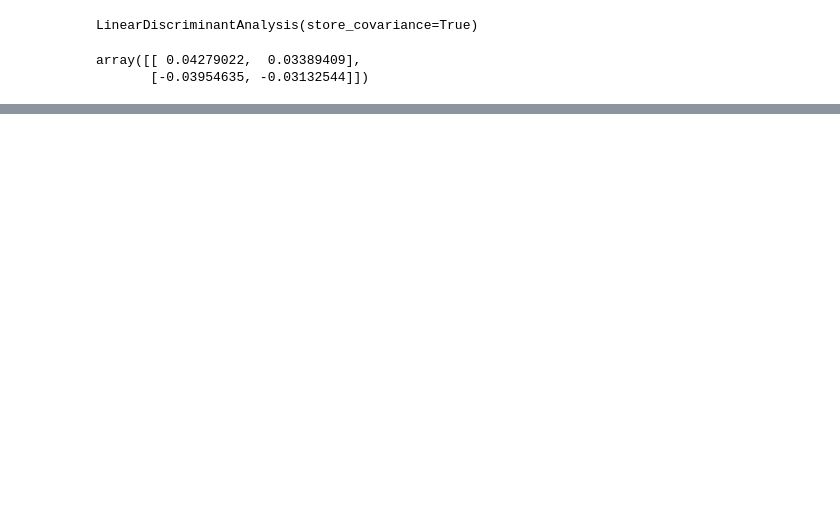
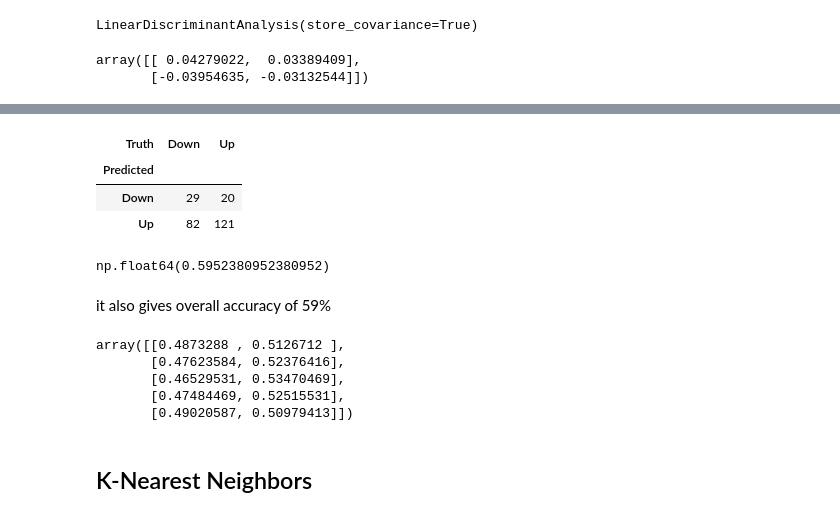
Before and after one commit to sandeshach987/ISLP, a Jupyter notebook: Chapter_4/lab_4.ipynb, the cells around one changed output, grey strips where cells are left out. Saved outputs shown, nothing was run; the diff lists cells and outputs as text; code cells hidden in the pictures; blank space fills up the shorter version.

```diff
--- a/Chapter_4/lab_4.ipynb
+++ b/Chapter_4/lab_4.ipynb
@@ -227,0 +328,25 @@ array([[ 0.04279022,  0.03389409],
+# %%
+nb_labels = nb.predict(X_test)
+confusion_table(nb_labels, L_test)
+# %% [output]
+| Truth | Down | Up |
+| Predicted |  |  |
+| Down | 29 | 20 |
+| Up | 82 | 121 |
+# %%
+np.mean(nb_labels == L_test)
+# %% [output]
+np.float64(0.5952380952380952)
+# %% [markdown]
+it also gives overall accuracy of 59%
+# %%
+nb.predict_proba(X_test)[:5]
+#returns probability for each observation
+# %% [output]
+array([[0.4873288 , 0.5126712 ],
+       [0.47623584, 0.52376416],
+       [0.46529531, 0.53470469],
+       [0.47484469, 0.52515531],
+       [0.49020587, 0.50979413]])
+# %% [markdown]
+## K-Nearest Neighbors
```
Also changed, not shown: parts of 25 cells of this notebook.
